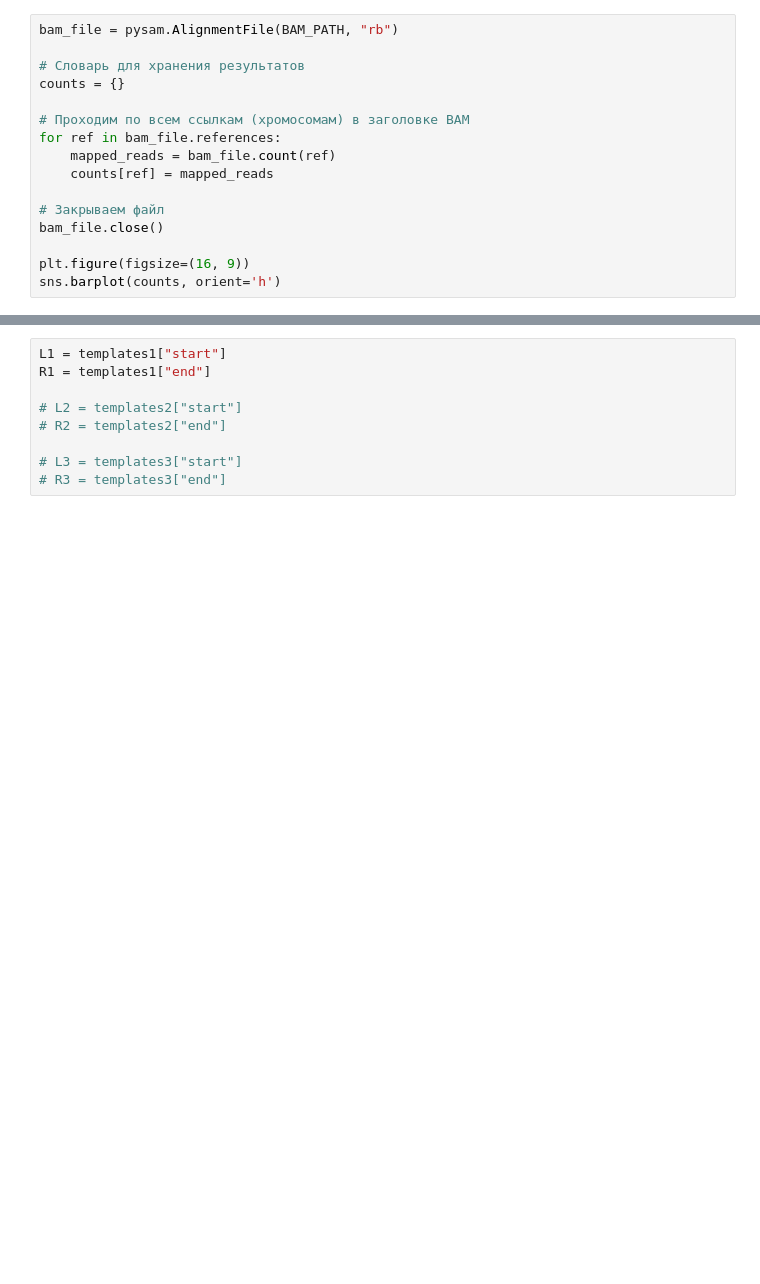
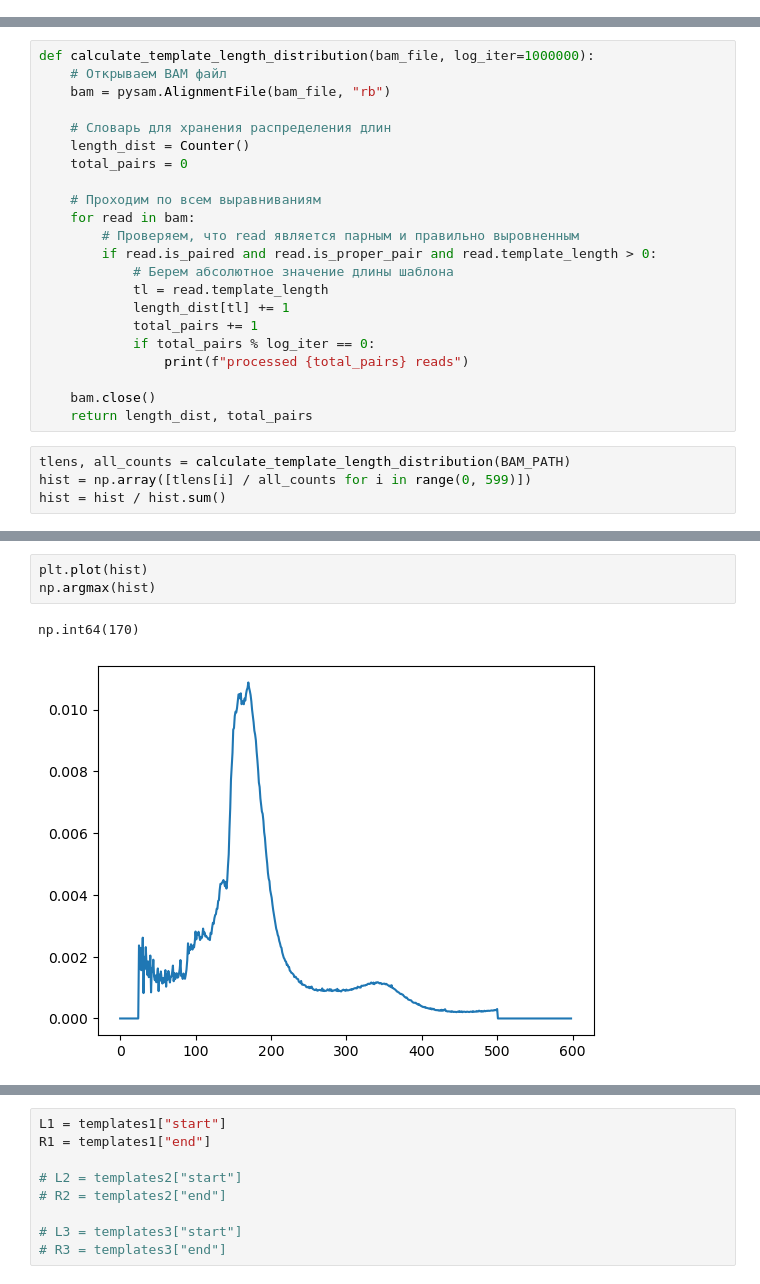
Before and after one commit to intbio/NucDPosIT, a Jupyter notebook: notebooks/fit_exo.ipynb, the cells around one changed output, grey strips where cells are left out. Drawn from its saved outputs; the diff is of its cells as text; blank space fills up the shorter version.

```diff
--- a/notebooks/fit_exo.ipynb
+++ b/notebooks/fit_exo.ipynb
@@ -30,17 +35 @@ BAM_PATH = "../data/reads/M_musculus/SRR2229625/SRR2229625.sorted_bam"
 BAM_FILE = pysam.AlignmentFile(BAM_PATH)
-# %%
-bam_file = pysam.AlignmentFile(BAM_PATH, "rb")
-
-# Словарь для хранения результатов
-counts = {}
-
-# Проходим по всем ссылкам (хромосомам) в заголовке BAM
-for ref in bam_file.references:
-    mapped_reads = bam_file.count(ref)
-    counts[ref] = mapped_reads
-
-# Закрываем файл
-bam_file.close()
-
-plt.figure(figsize=(16, 9))
-sns.barplot(counts, orient='h')
@@ -78,0 +36,26 @@ sns.barplot(counts, orient='h')
+# %%
+def calculate_template_length_distribution(bam_file, log_iter=1000000):
+    # Открываем BAM файл
+    bam = pysam.AlignmentFile(bam_file, "rb")
+
+    # Словарь для хранения распределения длин
+    length_dist = Counter()
+    total_pairs = 0
+
+    # Проходим по всем выравниваниям
+    for read in bam:
+        # Проверяем, что read является парным и правильно выровненным
+        if read.is_paired and read.is_proper_pair and read.template_length > 0:
+            # Берем абсолютное значение длины шаблона
+            tl = read.template_length
+            length_dist[tl] += 1
+            total_pairs += 1
+            if total_pairs % log_iter == 0:
+                print(f"processed {total_pairs} reads")
+
+    bam.close()
+    return length_dist, total_pairs
+# %%
+tlens, all_counts = calculate_template_length_distribution(BAM_PATH)
+hist = np.array([tlens[i] / all_counts for i in range(0, 599)])
+hist = hist / hist.sum()
@@ -78,0 +78,6 @@ sns.barplot(counts, orient='h')
+# %%
+plt.plot(hist)
+np.argmax(hist)
+# %% [output]
+np.int64(170)
+[figure, added]
```
Also changed, not shown: parts of 42 cells of this notebook, 15 other files.
